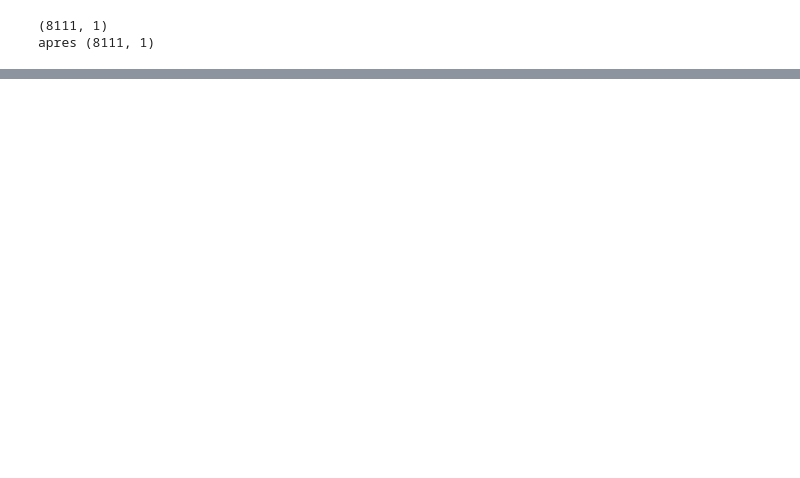
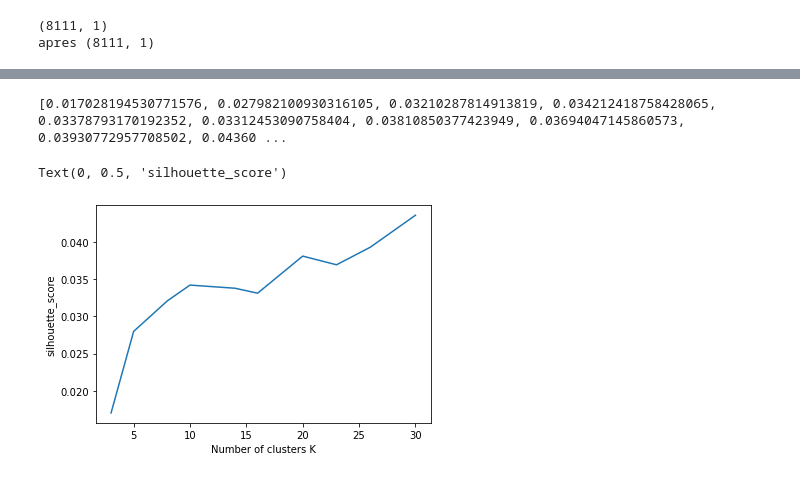
Before and after one commit to Ouala-BJ/Project_TweetsAnalysis, a Jupyter notebook: Tweets_Clustering.ipynb, the cells around one changed output, grey strips where cells are left out. Drawn from its saved outputs; the diff is of its cells as text; code cells hidden in the pictures; blank space fills up the shorter version.

```diff
--- a/Tweets_Clustering.ipynb
+++ b/Tweets_Clustering.ipynb
@@ -380,0 +358,4 @@ AttributeError: 'list' object has no attribute 'lower'
+# %%
+for i in range(len(tokenized_tweet)):
+    tokenized_tweet[i]=set(tokenized_tweet[i])
+print(len(tokenized_tweet))
@@ -380,0 +364,6 @@ AttributeError: 'list' object has no attribute 'lower'
+# %%
+for i in range(len(tokenized_tweet)):
+    tokenized_tweet[i] = ' '.join(tokenized_tweet[i])
+
+df["text_tokenized"] = tokenized_tweet
+df.head()
@@ -380,0 +377,8 @@ AttributeError: 'list' object has no attribute 'lower'
+# %%
+from sklearn.feature_extraction.text import TfidfVectorizer
+# tfidf vectorizer of scikit learn
+vectorizer = TfidfVectorizer(stop_words=stop_words,max_features=3000, max_df = 0.5, use_idf = True, ngram_range=(1,3))
+X = vectorizer.fit_transform(df['text_tokenized'])
+print(X.shape) # check shape of the document-term matrix
+terms = vectorizer.get_feature_names()
+print(terms)
@@ -380,0 +390,13 @@ AttributeError: 'list' object has no attribute 'lower'
+# %%
+from sklearn.cluster import KMeans
+from sklearn.metrics import silhouette_score
+import logging
+n_cluster = [3,5,8,10,14,16,20,23,26,30]
+ineratias = []
+scores = []
+for i in n_cluster:
+    model=KMeans(n_clusters=i,init='k-means++',max_iter=300,n_init=10,random_state=0,verbose=True)
+    model.fit(X)
+    labes=model.labels_
+    scores.append(silhouette_score(X,labes))
+    ineratias.append(model.inertia_)
@@ -380,0 +422,12 @@ AttributeError: 'list' object has no attribute 'lower'
+# %%
+print(scores)
+# %% [output]
+[0.017028194530771576, 0.027982100930316105, 0.03210287814913819, 0.034212418758428065, 0.03378793170192352, 0.03312453090758404, 0.03810850377423949, 0.03694047145860573, 0.03930772957708502, 0.04360 ...
+# %%
+import matplotlib.pyplot as plt
+plt.plot(n_cluster, scores)
+plt.xlabel('Number of clusters K')
+plt.ylabel('silhouette_score')
+# %% [output]
+Text(0, 0.5, 'silhouette_score')
+[figure, added]
```
Also changed, not shown: parts of 23 cells of this notebook, 5 other files.
